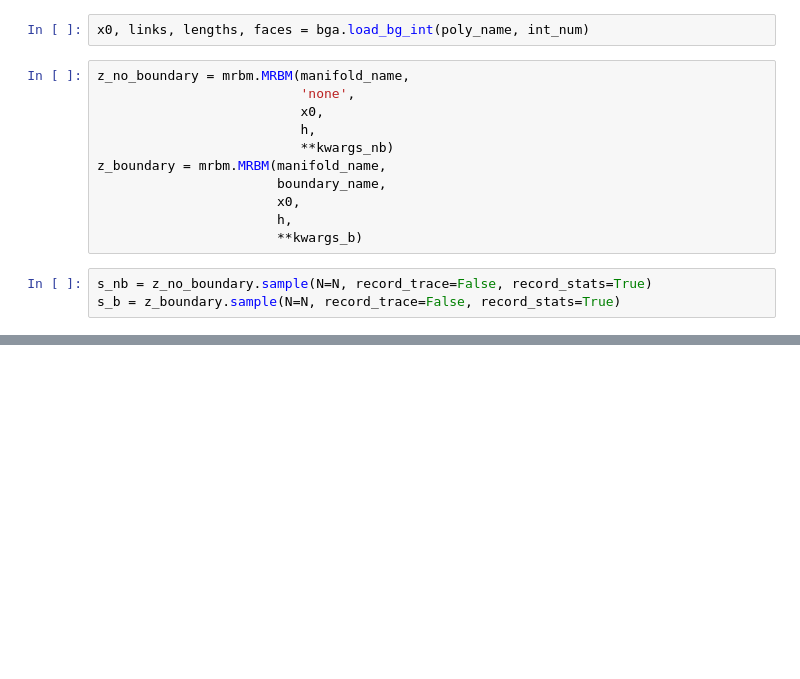
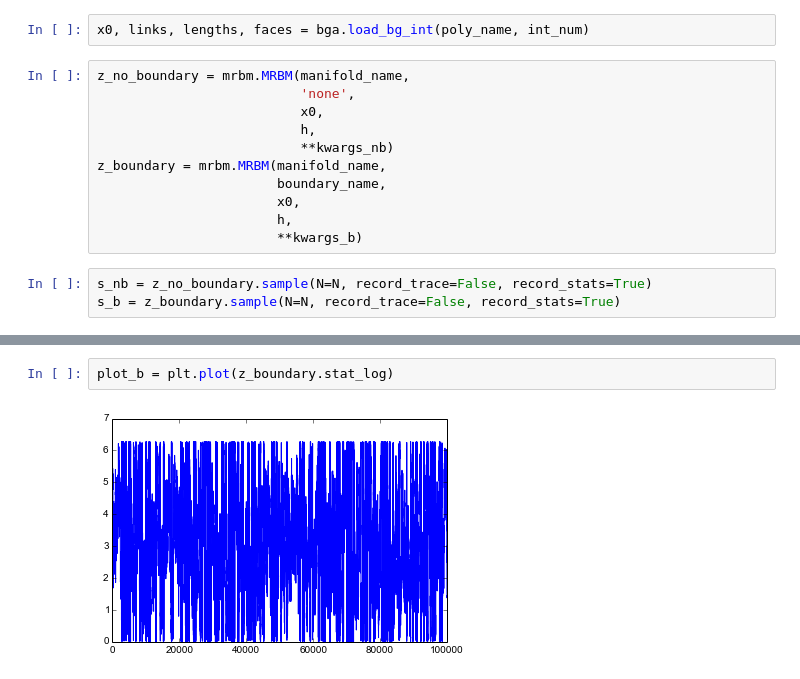
Before and after one commit to Danie1Johnson/research, a Jupyter notebook: BGMRBM test 1.ipynb, the cells around one changed output, grey strips where cells are left out. Cells and saved outputs as stored; diff of their text form; blank space fills up the shorter version.

```diff
--- a/BGMRBM test 1.ipynb
+++ b/BGMRBM test 1.ipynb
@@ -91,0 +91,4 @@ plt.plot(xs, np.log(ys))
+# %%
+plot_b = plt.plot(z_boundary.stat_log)
+# %% [output]
+[figure, added]
```
Also changed, not shown: parts of 5 cells of this notebook, 2 other files.
